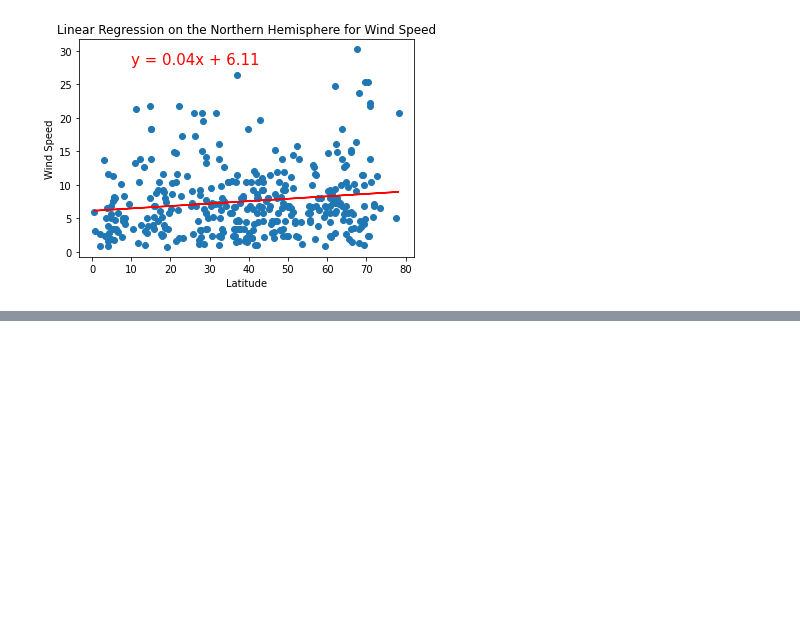
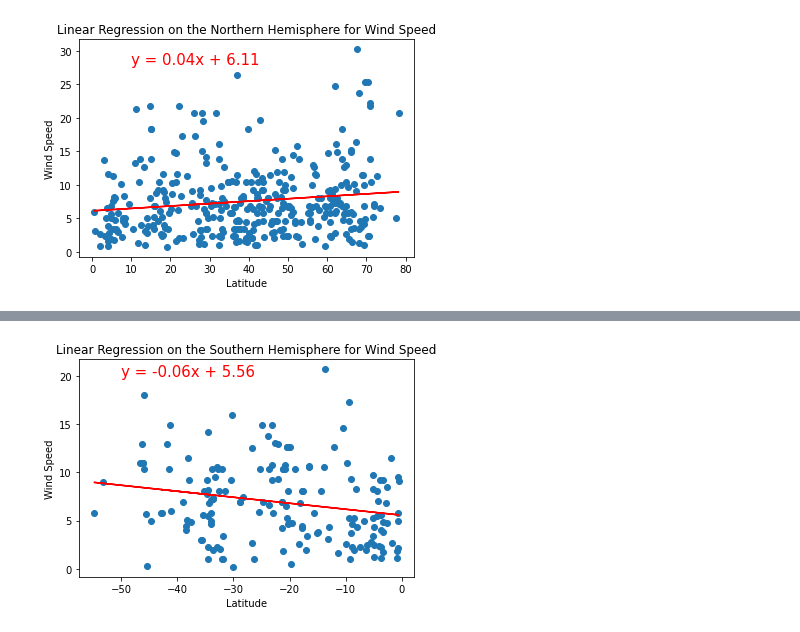
Before and after one commit to kaido5656/World_Weather_Analysis, a Jupyter notebook: WeatherPy.ipynb, the cells around one changed output, grey strips where cells are left out. Drawn from its saved outputs; the diff is of its cells as text; code cells hidden in the pictures; blank space fills up the shorter version.

```diff
--- a/WeatherPy.ipynb
+++ b/WeatherPy.ipynb
@@ -370,11 +370,11 @@ plot_linear_regression(x_values, y_values,
 # %% [output]
 [figure]
 # %%
- Linear regression on the Southern Hemisphere
+#Linear regression on the Southern Hemisphere
 x_values = southern_hemi_df["Lat"]
 y_values = southern_hemi_df["Wind Speed"]
 # Call the function.
 plot_linear_regression(x_values, y_values,
                        'Linear Regression on the Southern Hemisphere for Wind Speed',
-                       'Wind Speed',(-50,35))
+                       'Wind Speed',(-50,20))
 # %% [output]
@@ -381,0 +381 @@ SyntaxError: invalid syntax (<ipython-input-97-2bb20f9299a0>, line 1)
+[figure, added]
```
Also changed, not shown: parts of 1 cell of this notebook, 2 other files.
